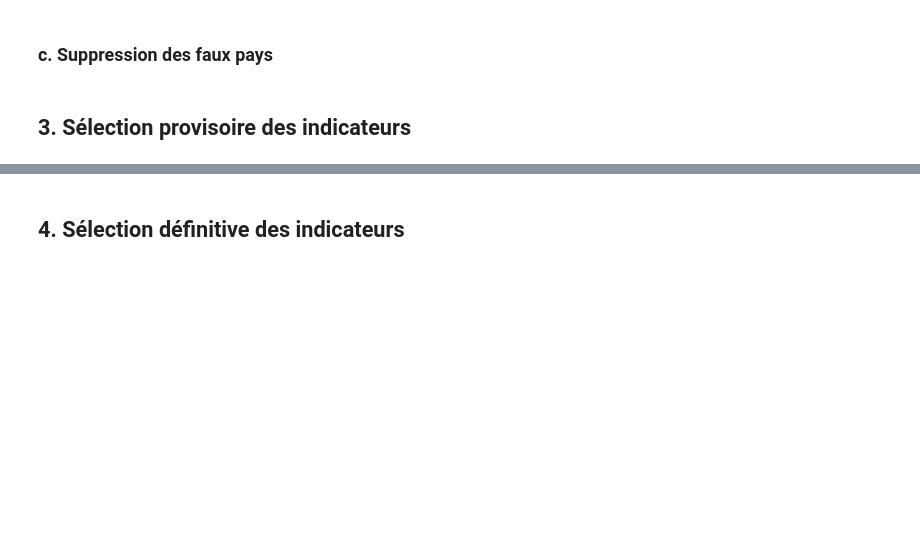
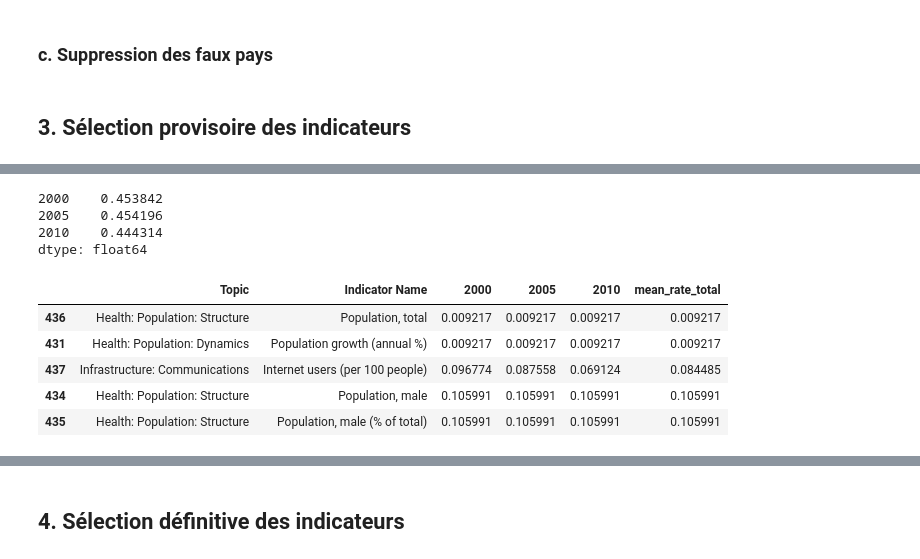
Before and after one commit to NassimNaoui/analyse_systemes_educatifs, a Jupyter notebook: notebooks/Analysez des données de systèmes éducatifs.ipynb, the cells around one changed output, grey strips where cells are left out. Drawn from its saved outputs; the diff is of its cells as text; code cells hidden in the pictures; blank space fills up the shorter version.

```diff
--- a/notebooks/Analysez des données de systèmes éducatifs.ipynb
+++ b/notebooks/Analysez des données de systèmes éducatifs.ipynb
@@ -341,0 +295,20 @@ kpis_na_rate
+# %%
+dic['df_data'][years_to_keep].isna().mean()
+# %% [output]
+2000    0.453842
+2005    0.454196
+2010    0.444314
+dtype: float64
+# %%
+df_na_rate = dic['df_data'].groupby(['Topic','Indicator Name'])[years_to_keep].apply(lambda x: x.isna().mean()).reset_index()
+df_na_rate['mean_rate_total'] = df_na_rate[["2000", "2005", "2010"]].mean(axis=1)
+df_na_rate = df_na_rate.sort_values('mean_rate_total', ascending=True)
+# %%
+df_na_rate.head(5)
+# %% [output]
+|  | Topic | Indicator Name | 2000 | 2005 | 2010 | mean_rate_total |
+| 436 | Health: Population: Structure | Population, total | 0.009217 | 0.009217 | 0.009217 | 0.009217 |
+| 431 | Health: Population: Dynamics | Population growth (annual %) | 0.009217 | 0.009217 | 0.009217 | 0.009217 |
+| 437 | Infrastructure: Communications | Internet users (per 100 people) | 0.096774 | 0.087558 | 0.069124 | 0.084485 |
+| 434 | Health: Population: Structure | Population, male | 0.105991 | 0.105991 | 0.105991 | 0.105991 |
+| 435 | Health: Population: Structure | Population, male (% of total) | 0.105991 | 0.105991 | 0.105991 | 0.105991 |
```
Also changed, not shown: parts of 23 cells of this notebook.
